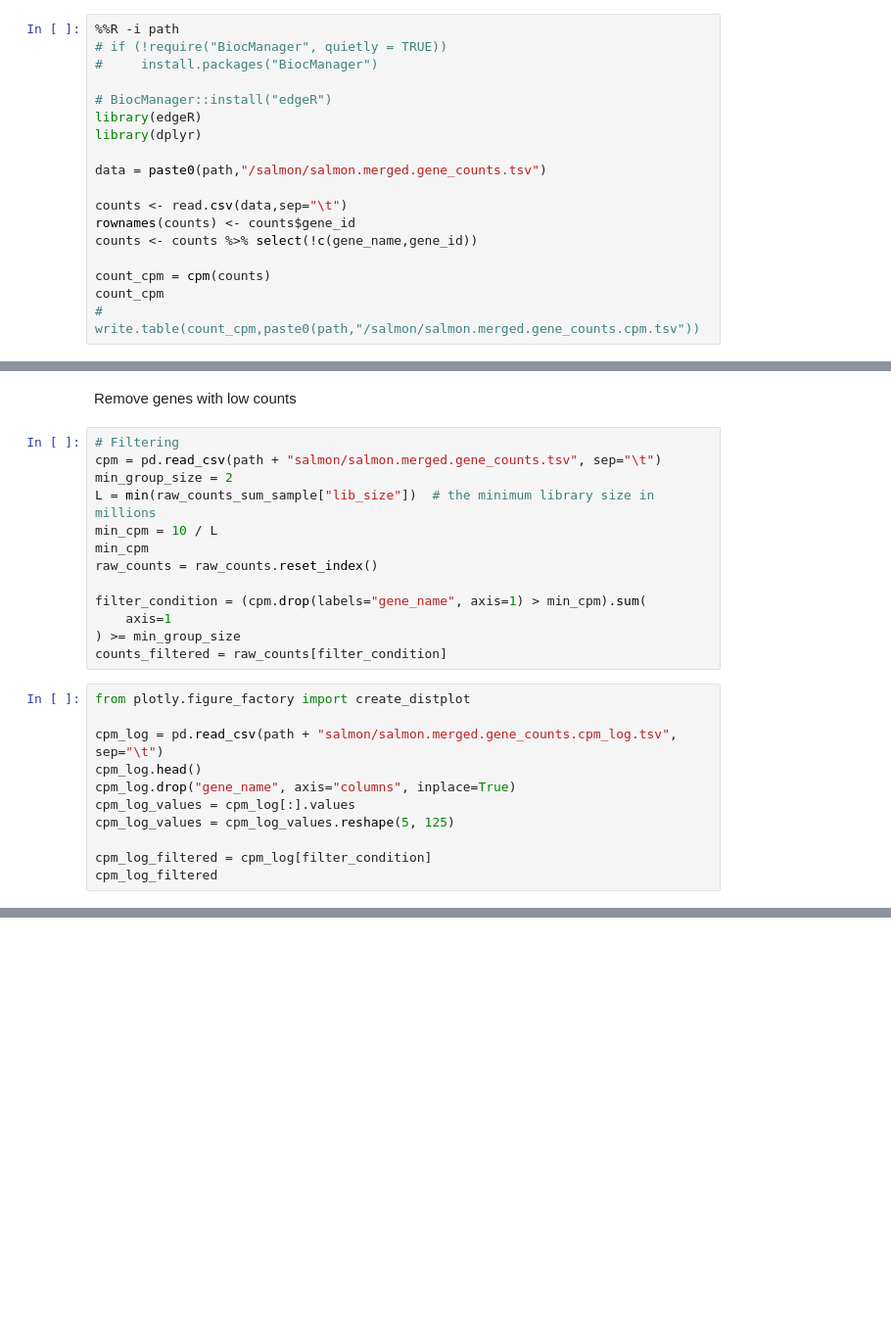
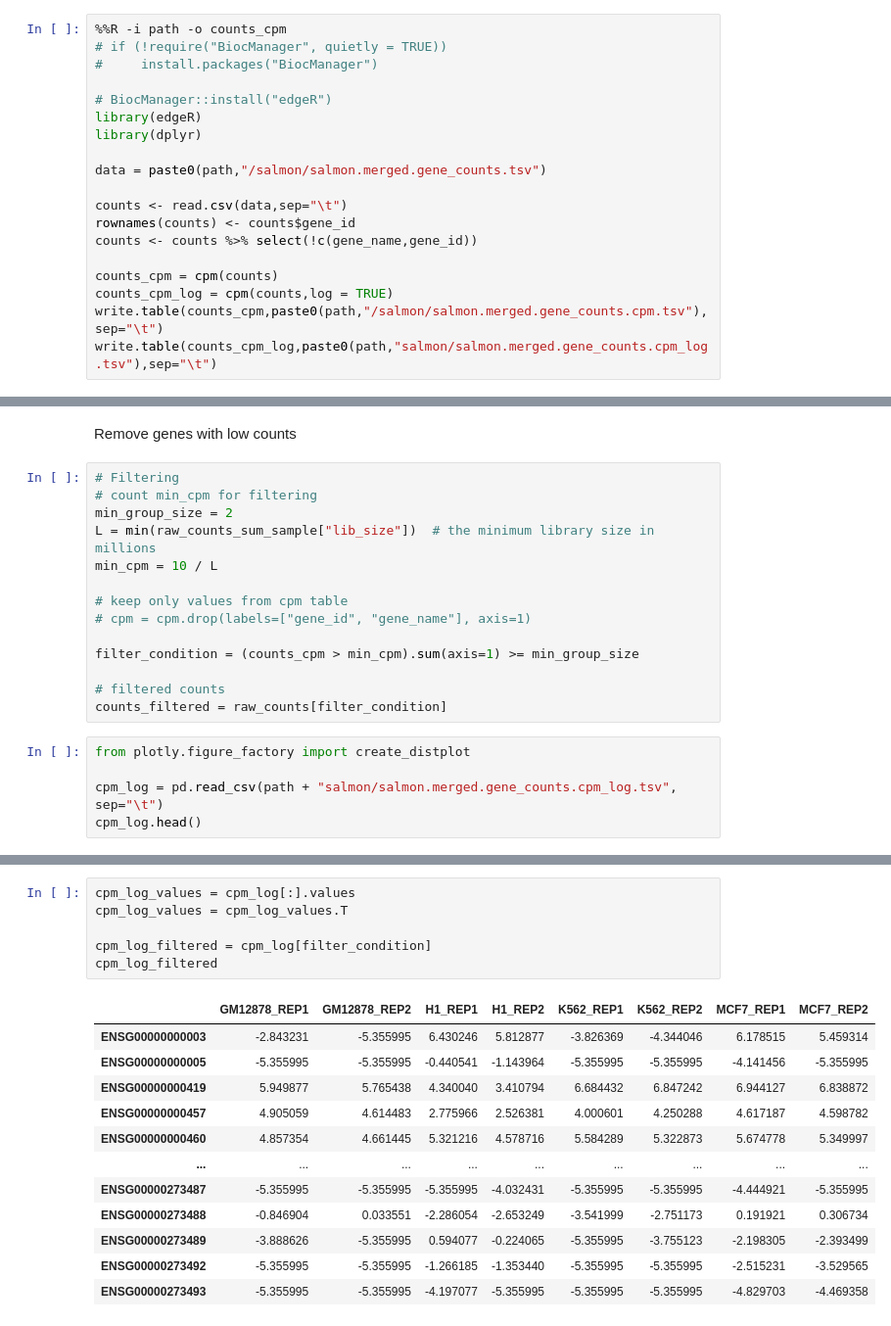
Before and after one commit to smigaz/rnaseq_workflow, a Jupyter notebook: analysis_report.ipynb, the cells around one changed output, grey strips where cells are left out. Shown: that part at 98% size. Drawn from its saved outputs; the diff is of its cells as text; blank space fills up the shorter version.

```diff
--- a/analysis_report.ipynb
+++ b/analysis_report.ipynb
@@ -142,7 +164,7 @@ fig.show()
 # %%
 %load_ext rpy2.ipython
 # %%
-%%R -i path
+%%R -i path -o counts_cpm
 # if (!require("BiocManager", quietly = TRUE))
 #     install.packages("BiocManager")
 
@@ -156,34 +178,30 @@ counts <- read.csv(data,sep="\t")
 rownames(counts) <- counts$gene_id
 counts <- counts %>% select(!c(gene_name,gene_id))
 
-count_cpm = cpm(counts)
-count_cpm
-# write.table(count_cpm,paste0(path,"/salmon/salmon.merged.gene_counts.cpm.tsv"))
+counts_cpm = cpm(counts)
+counts_cpm_log = cpm(counts,log = TRUE)
+write.table(counts_cpm,paste0(path,"/salmon/salmon.merged.gene_counts.cpm.tsv"),sep="\t")
+write.table(counts_cpm_log,paste0(path,"salmon/salmon.merged.gene_counts.cpm_log.tsv"),sep="\t")
 # %% [markdown]
 ## Filtering
 # %% [markdown]
 Remove genes with low counts
 # %%
 # Filtering
-cpm = pd.read_csv(path + "salmon/salmon.merged.gene_counts.tsv", sep="\t")
+# count min_cpm for filtering
 min_group_size = 2
 L = min(raw_counts_sum_sample["lib_size"])  # the minimum library size in millions
 min_cpm = 10 / L
-min_cpm
-raw_counts = raw_counts.reset_index()
 
-filter_condition = (cpm.drop(labels="gene_name", axis=1) > min_cpm).sum(
-    axis=1
-) >= min_group_size
+# keep only values from cpm table
+# cpm = cpm.drop(labels=["gene_id", "gene_name"], axis=1)
+
+filter_condition = (counts_cpm > min_cpm).sum(axis=1) >= min_group_size
+
+# filtered counts
 counts_filtered = raw_counts[filter_condition]
 # %%
 from plotly.figure_factory import create_distplot
 
 cpm_log = pd.read_csv(path + "salmon/salmon.merged.gene_counts.cpm_log.tsv", sep="\t")
 cpm_log.head()
-cpm_log.drop("gene_name", axis="columns", inplace=True)
-cpm_log_values = cpm_log[:].values
-cpm_log_values = cpm_log_values.reshape(5, 125)
-
-cpm_log_filtered = cpm_log[filter_condition]
-cpm_log_filtered
@@ -189,0 +215,19 @@ cpm_log_filtered
+# %%
+cpm_log_values = cpm_log[:].values
+cpm_log_values = cpm_log_values.T
+
+cpm_log_filtered = cpm_log[filter_condition]
+cpm_log_filtered
+# %% [output]
+|  | GM12878_REP1 | GM12878_REP2 | H1_REP1 | H1_REP2 | K562_REP1 | K562_REP2 | MCF7_REP1 | MCF7_REP2 |
+| ENSG00000000003 | -2.843231 | -5.355995 | 6.430246 | 5.812877 | -3.826369 | -4.344046 | 6.178515 | 5.459314 |
+| ENSG00000000005 | -5.355995 | -5.355995 | -0.440541 | -1.143964 | -5.355995 | -5.355995 | -4.141456 | -5.355995 |
+| ENSG00000000419 | 5.949877 | 5.765438 | 4.340040 | 3.410794 | 6.684432 | 6.847242 | 6.944127 | 6.838872 |
+| ENSG00000000457 | 4.905059 | 4.614483 | 2.775966 | 2.526381 | 4.000601 | 4.250288 | 4.617187 | 4.598782 |
+| ENSG00000000460 | 4.857354 | 4.661445 | 5.321216 | 4.578716 | 5.584289 | 5.322873 | 5.674778 | 5.349997 |
+| ... | ... | ... | ... | ... | ... | ... | ... | ... |
+| ENSG00000273487 | -5.355995 | -5.355995 | -5.355995 | -4.032431 | -5.355995 | -5.355995 | -4.444921 | -5.355995 |
+| ENSG00000273488 | -0.846904 | 0.033551 | -2.286054 | -2.653249 | -3.541999 | -2.751173 | 0.191921 | 0.306734 |
+| ENSG00000273489 | -3.888626 | -5.355995 | 0.594077 | -0.224065 | -5.355995 | -3.755123 | -2.198305 | -2.393499 |
+| ENSG00000273492 | -5.355995 | -5.355995 | -1.266185 | -1.353440 | -5.355995 | -5.355995 | -2.515231 | -3.529565 |
+| ENSG00000273493 | -5.355995 | -5.355995 | -4.197077 | -5.355995 | -5.355995 | -5.355995 | -4.829703 | -4.469358 |
```
Also changed, not shown: parts of 9 cells of this notebook, 5 other files.
